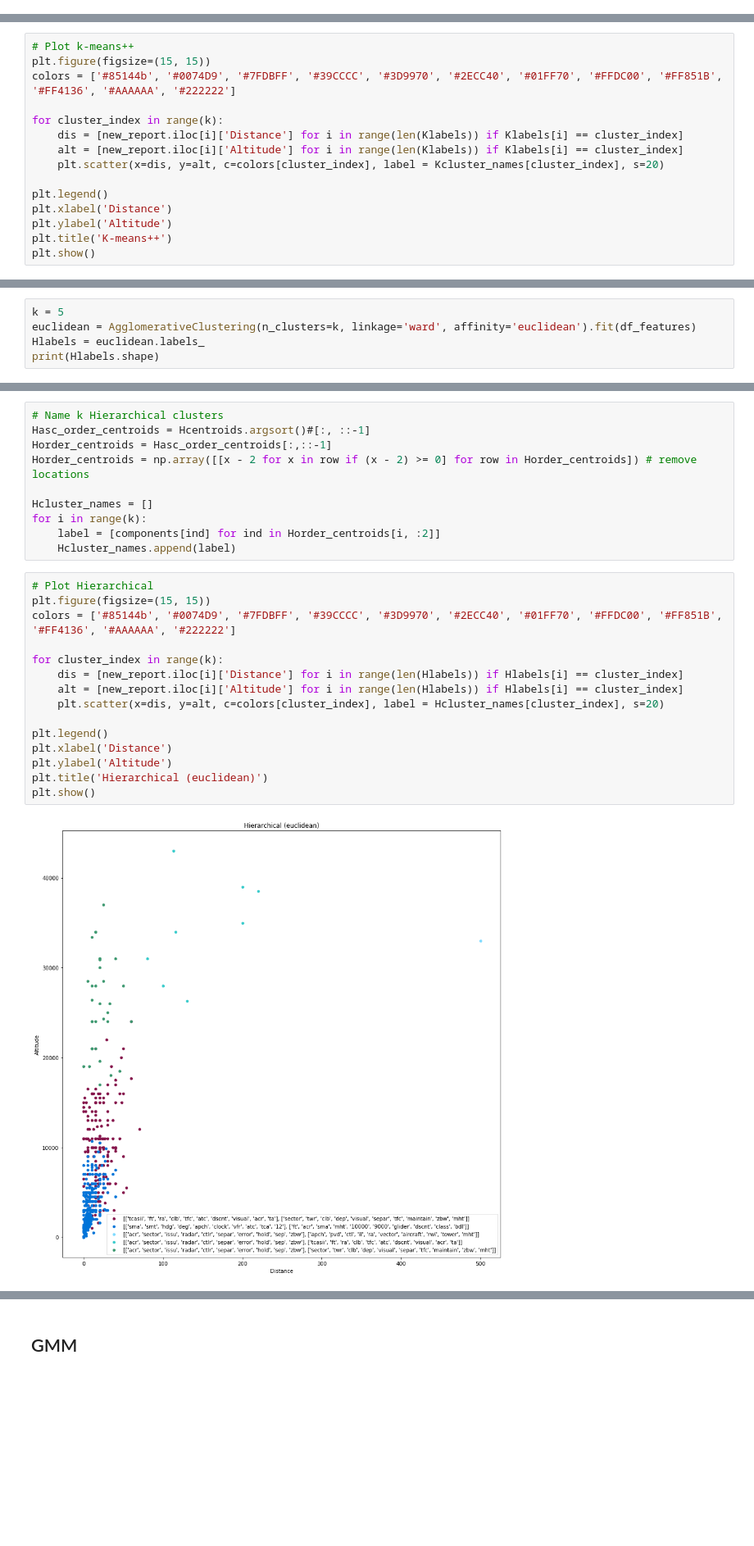
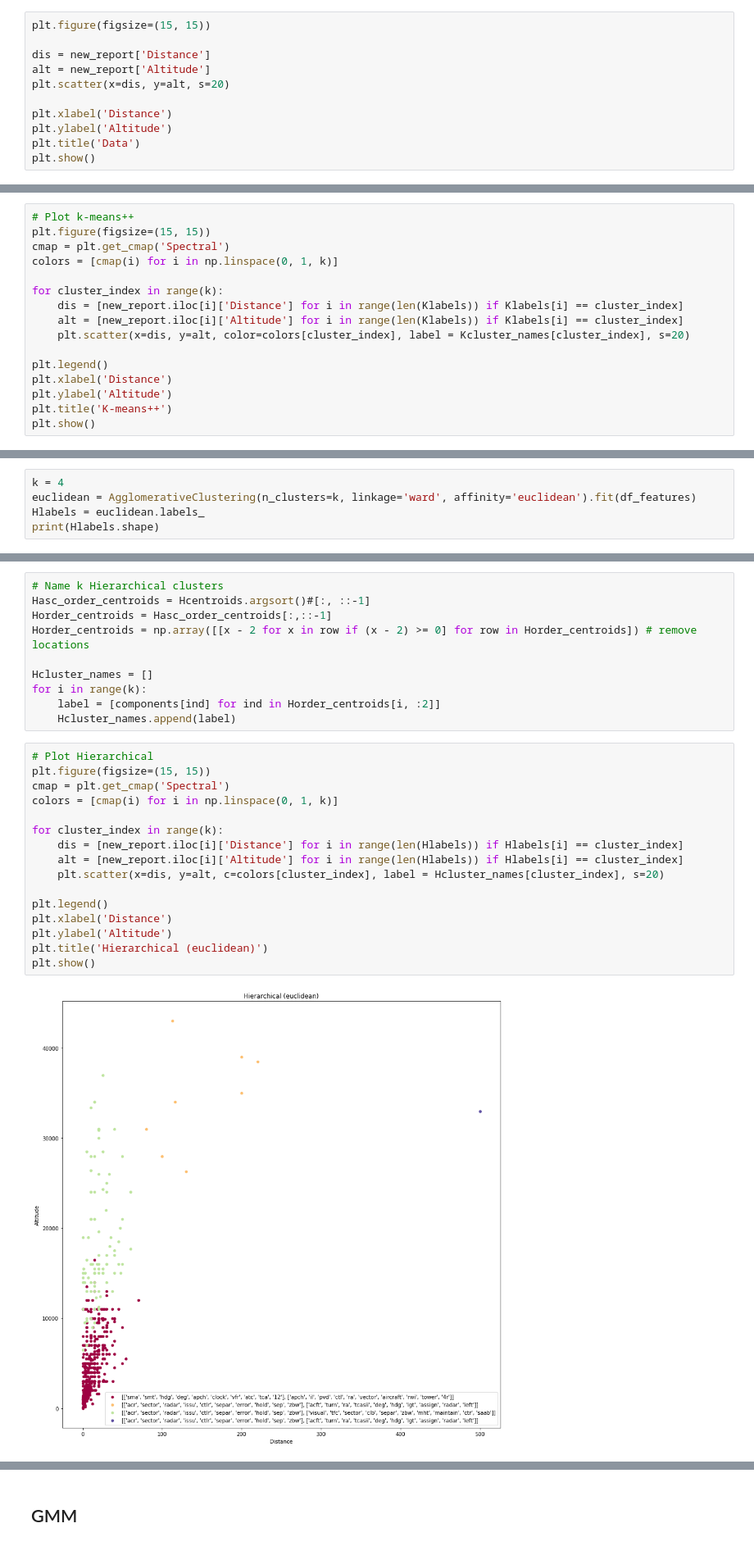
Before and after one commit to lingyigu/acas, a Jupyter notebook: src/03-Clustering.ipynb, the cells around one changed output, grey strips where cells are left out. Shown: that part at 82% size. Cells and saved outputs as stored; diff of their text form; blank space fills up the shorter version.

```diff
--- a/src/03-Clustering.ipynb
+++ b/src/03-Clustering.ipynb
@@ -120,0 +125,11 @@ df_features.head()
+# %%
+plt.figure(figsize=(15, 15))
+
+dis = new_report['Distance']
+alt = new_report['Altitude']
+plt.scatter(x=dis, y=alt, s=20)
+
+plt.xlabel('Distance')
+plt.ylabel('Altitude')
+plt.title('Data')
+plt.show()
@@ -151,12 +200,13 @@ find_report(4)
 # %%
 # Plot k-means++
 plt.figure(figsize=(15, 15))
-colors = ['#85144b', '#0074D9', '#7FDBFF', '#39CCCC', '#3D9970', '#2ECC40', '#01FF70', '#FFDC00', '#FF851B', '#FF4136', '#AAAAAA', '#222222']
+cmap = plt.get_cmap('Spectral')
+colors = [cmap(i) for i in np.linspace(0, 1, k)]
 
 for cluster_index in range(k):
     dis = [new_report.iloc[i]['Distance'] for i in range(len(Klabels)) if Klabels[i] == cluster_index]
     alt = [new_report.iloc[i]['Altitude'] for i in range(len(Klabels)) if Klabels[i] == cluster_index]
-    plt.scatter(x=dis, y=alt, c=colors[cluster_index], label = Kcluster_names[cluster_index], s=20)
+    plt.scatter(x=dis, y=alt, color=colors[cluster_index], label = Kcluster_names[cluster_index], s=20)
 
 plt.legend()
 plt.xlabel('Distance')
@@ -182,5 +251,5 @@ Observation:
 # %%
-k = 5
+k = 4
 euclidean = AgglomerativeClustering(n_clusters=k, linkage='ward', affinity='euclidean').fit(df_features)
 Hlabels = euclidean.labels_
 print(Hlabels.shape)
@@ -210,17 +279,18 @@ for i in range(k):
 # %%
 # Plot Hierarchical
 plt.figure(figsize=(15, 15))
-colors = ['#85144b', '#0074D9', '#7FDBFF', '#39CCCC', '#3D9970', '#2ECC40', '#01FF70', '#FFDC00', '#FF851B', '#FF4136', '#AAAAAA', '#222222']
+cmap = plt.get_cmap('Spectral')
+colors = [cmap(i) for i in np.linspace(0, 1, k)]
 
 for cluster_index in range(k):
     dis = [new_report.iloc[i]['Distance'] for i in range(len(Hlabels)) if Hlabels[i] == cluster_index]
     alt = [new_report.iloc[i]['Altitude'] for i in range(len(Hlabels)) if Hlabels[i] == cluster_index]
     plt.scatter(x=dis, y=alt, c=colors[cluster_index], label = Hcluster_names[cluster_index], s=20)
 
 plt.legend()
 plt.xlabel('Distance')
 plt.ylabel('Altitude')
 plt.title('Hierarchical (euclidean)')
 plt.show()
 # %% [output]
-[figure, old version]
+[figure, new version]
```
Also changed, not shown: parts of 13 cells of this notebook.
